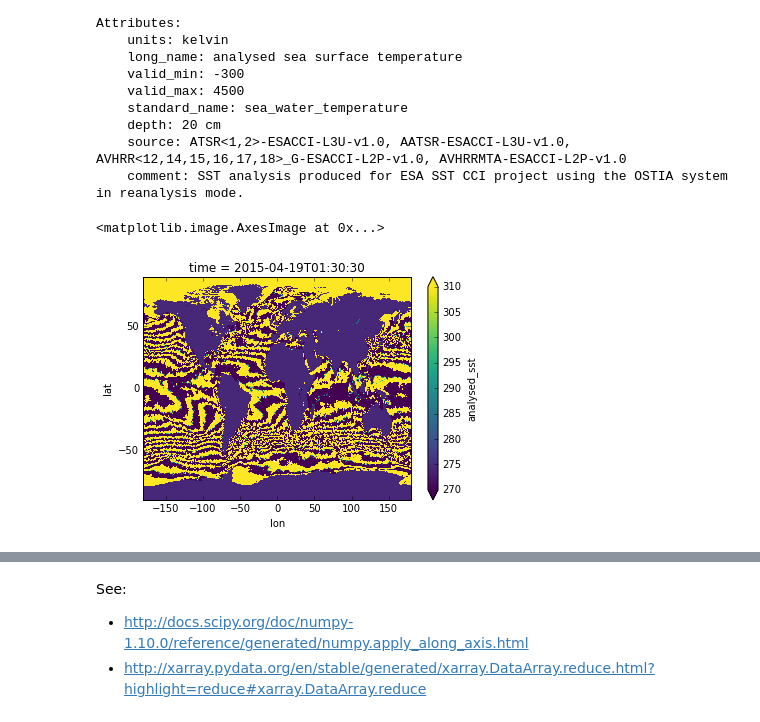
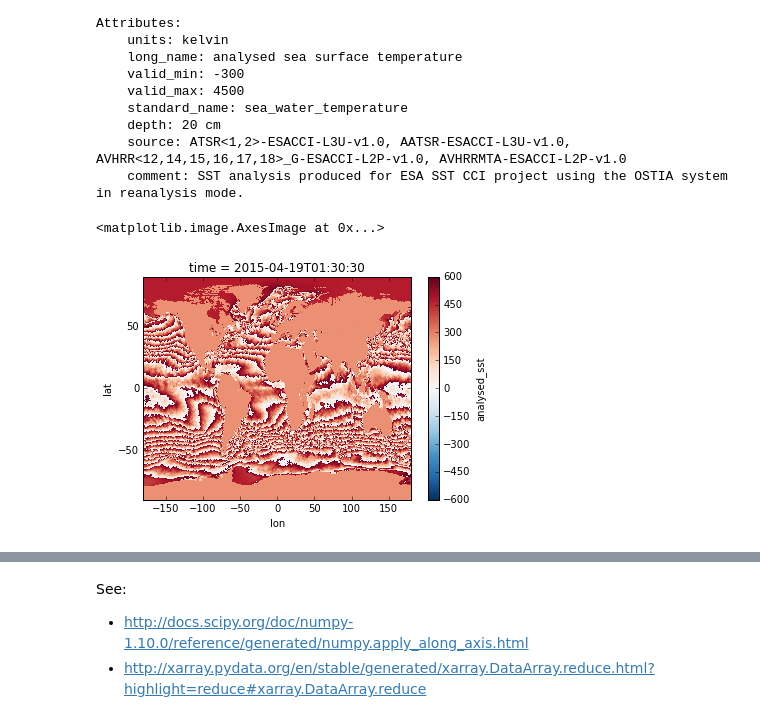
Before and after one commit to CCI-Tools/sandbox, a Jupyter notebook: notebooks/norman/xarray-use-case-09.ipynb, the cells around one changed output, grey strips where cells are left out. Saved outputs shown, nothing was run; the diff lists cells and outputs as text; code cells hidden in the pictures.

```diff
--- a/notebooks/norman/xarray-use-case-09.ipynb
+++ b/notebooks/norman/xarray-use-case-09.ipynb
@@ -58,7 +66,7 @@ Attributes:
     source: ATSR<1,2>-ESACCI-L3U-v1.0, AATSR-ESACCI-L3U-v1.0, AVHRR<12,14,15,16,17,18>_G-ESACCI-L2P-v1.0, AVHRRMTA-ESACCI-L2P-v1.0
     comment: SST analysis produced for ESA SST CCI project using the OSTIA system in reanalysis mode.
 # %%
-xr.plot.imshow(sst_ds.analysed_sst.isel(time=2), vmin=270, vmax=310)
+xr.plot.imshow(sst_ds.analysed_sst.isel(time=2))
 # %% [output]
 <matplotlib.image.AxesImage at 0x...>
-[figure, old version]
+[figure, new version]
```
Also changed, not shown: parts of 42 cells of this notebook, 6 other files.
